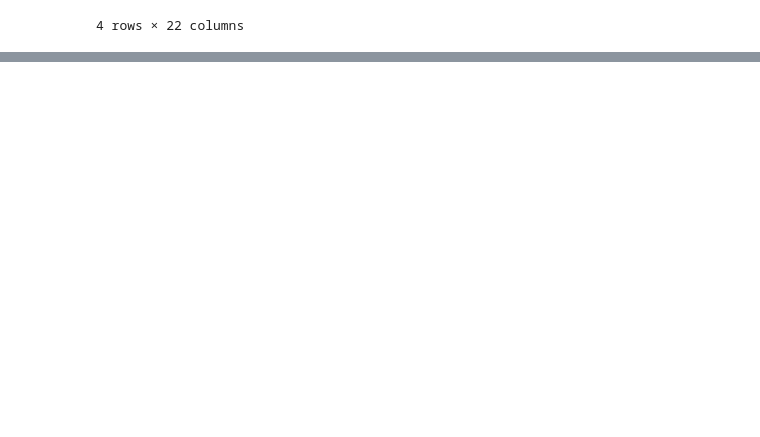
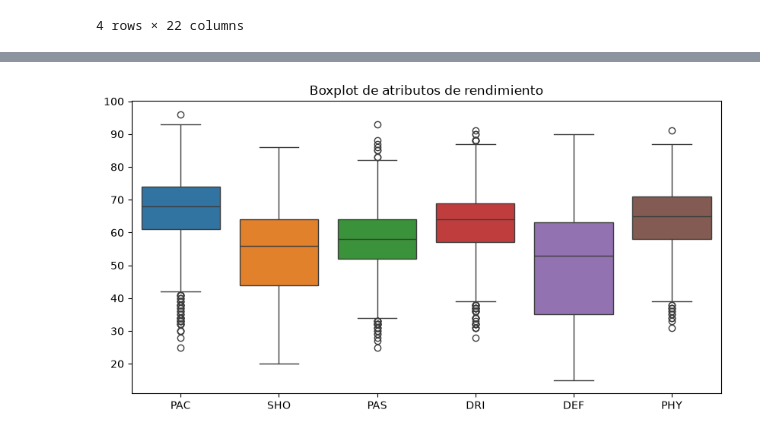
Before and after one commit to Samuel009-uex/Proyecto_Programacion_2, a Jupyter notebook: Cuadernos/exploracion_samuel.ipynb, the cells around one changed output, grey strips where cells are left out. Saved outputs shown, nothing was run; the diff lists cells and outputs as text; code cells hidden in the pictures; blank space fills up the shorter version.

```diff
--- a/Cuadernos/exploracion_samuel.ipynb
+++ b/Cuadernos/exploracion_samuel.ipynb
@@ -72,0 +95,8 @@ See https://pandas.pydata.org/docs/dev/user_guide/migration.html#string-migratio
+# %%
+# Grupo 3: atributos de rendimiento (escala 0-100)
+plt.figure(figsize=(10, 5))
+sns.boxplot(data=df[["PAC", "SHO", "PAS", "DRI", "DEF", "PHY"]])
+plt.title("Boxplot de atributos de rendimiento")
+plt.show()
+# %% [output]
+[figure, added]
```
Also changed, not shown: parts of 6 cells of this notebook, 1 other file.
